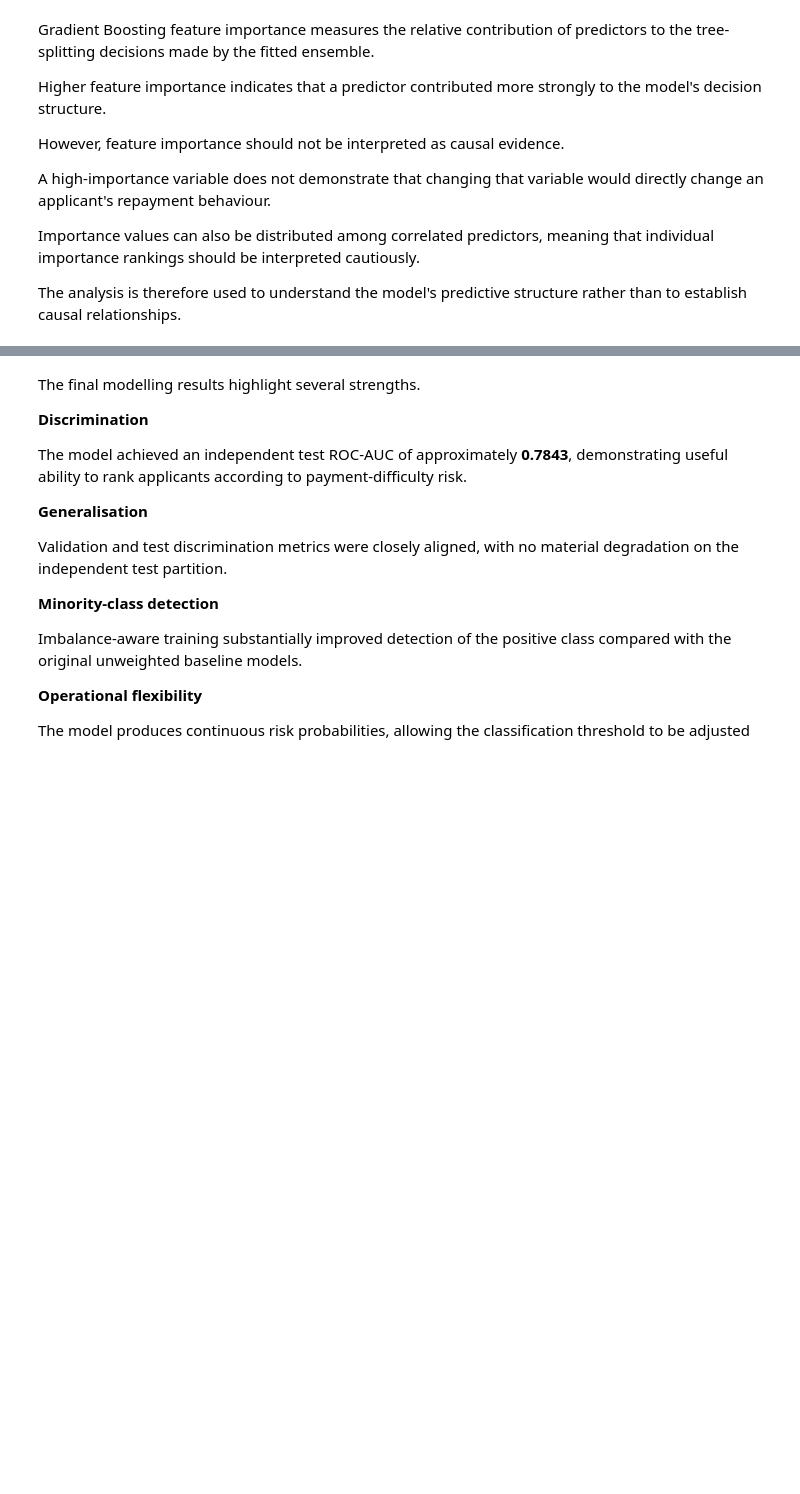
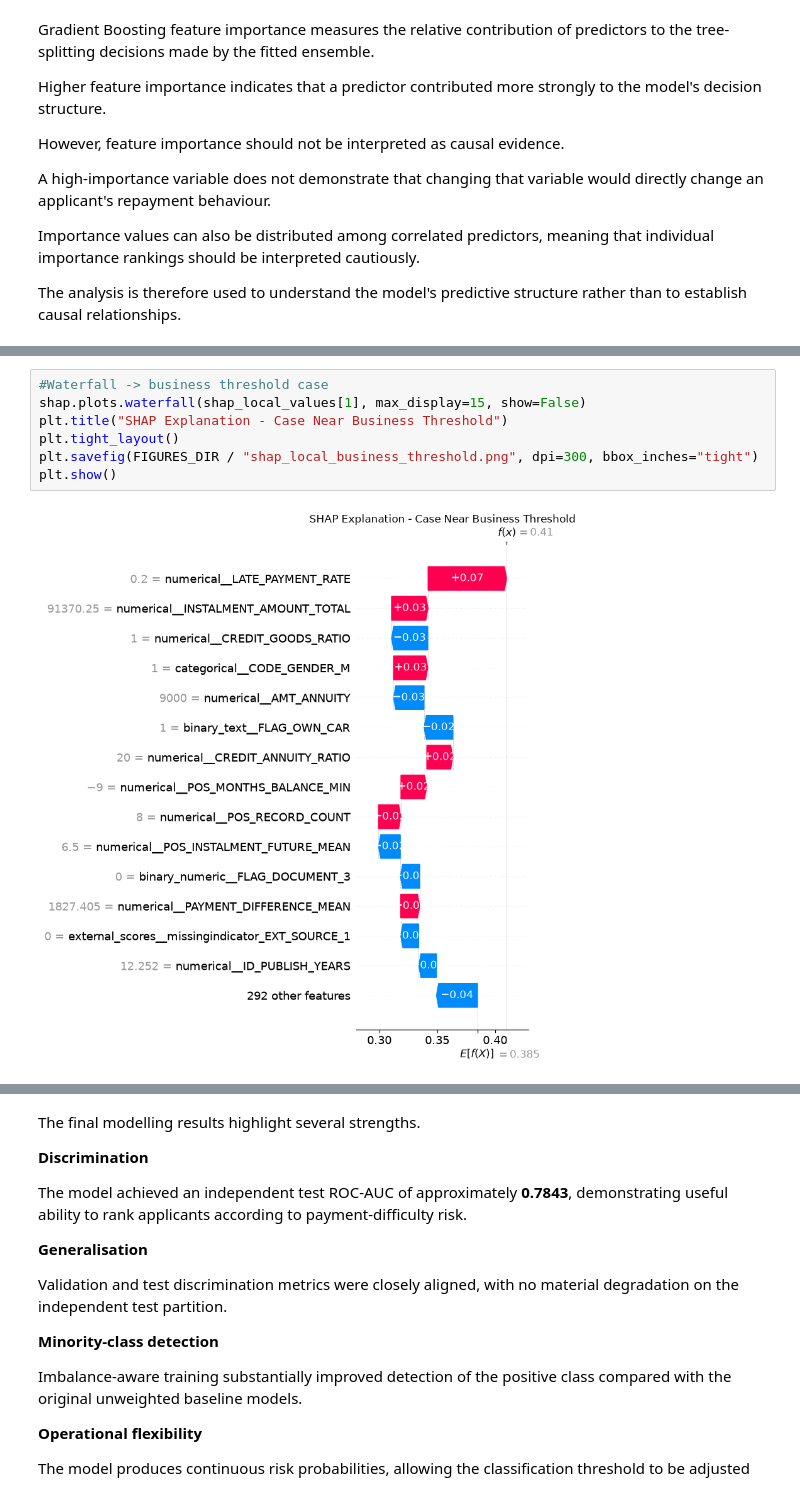
Before and after one commit to w0lfpy/Home-Credit-Default-Risk, a Jupyter notebook: notebooks/05_evaluation.ipynb, the cells around one changed output, grey strips where cells are left out. Saved outputs shown, nothing was run; the diff lists cells and outputs as text; blank space fills up the shorter version.

```diff
--- a/notebooks/05_evaluation.ipynb
+++ b/notebooks/05_evaluation.ipynb
@@ -2187,0 +2396,9 @@ The analysis is therefore used to understand the model's predictive structure ra
+# %%
+#Waterfall -> business threshold case
+shap.plots.waterfall(shap_local_values[1], max_display=15, show=False)
+plt.title("SHAP Explanation - Case Near Business Threshold")
+plt.tight_layout()
+plt.savefig(FIGURES_DIR / "shap_local_business_threshold.png", dpi=300, bbox_inches="tight")
+plt.show()
+# %% [output]
+[figure, added]
```
Also changed, not shown: parts of 32 cells of this notebook, 9 other files.
